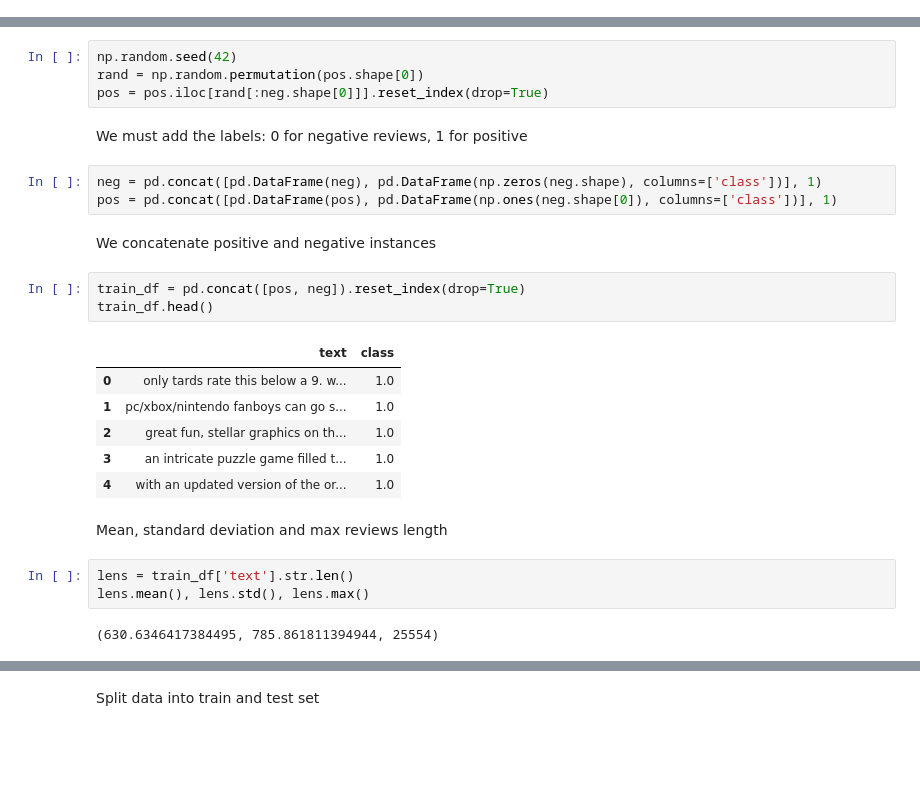
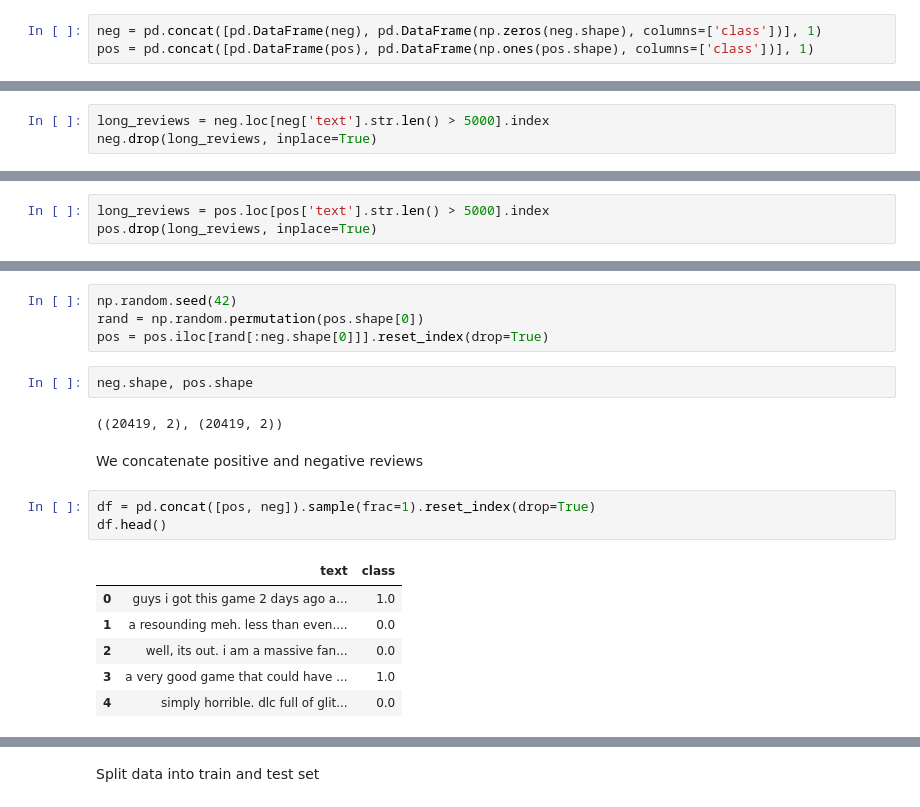
Before and after one commit to martinpella/metacritic, a Jupyter notebook: sentiment.ipynb, the cells around one changed output, grey strips where cells are left out. Saved outputs shown, nothing was run; the diff lists cells and outputs as text; blank space fills up the shorter version.

```diff
--- a/sentiment.ipynb
+++ b/sentiment.ipynb
@@ -94,0 +97,3 @@ i do not recommend it. and the people who give it a score of 10, are activision
+# %%
+neg = pd.concat([pd.DataFrame(neg), pd.DataFrame(np.zeros(neg.shape), columns=['class'])], 1)
+pos = pd.concat([pd.DataFrame(pos), pd.DataFrame(np.ones(pos.shape), columns=['class'])], 1)
@@ -94,0 +113,3 @@ i do not recommend it. and the people who give it a score of 10, are activision
+# %%
+long_reviews = neg.loc[neg['text'].str.len() > 5000].index
+neg.drop(long_reviews, inplace=True)
@@ -95,30 +127,25 @@ i do not recommend it. and the people who give it a score of 10, are activision
+# %%
+long_reviews = pos.loc[pos['text'].str.len() > 5000].index
+pos.drop(long_reviews, inplace=True)
 # %% [markdown]
 Is desirable to have a balanced dataset (similar quantity of positive and negative instances). So we will pick a random subset of the positive instances.
 # %%
 np.random.seed(42)
 rand = np.random.permutation(pos.shape[0])
 pos = pos.iloc[rand[:neg.shape[0]]].reset_index(drop=True)
-# %% [markdown]
-We must add the labels: 0 for negative reviews, 1 for positive
-# %%
-neg = pd.concat([pd.DataFrame(neg), pd.DataFrame(np.zeros(neg.shape), columns=['class'])], 1)
-pos = pd.concat([pd.DataFrame(pos), pd.DataFrame(np.ones(neg.shape[0]), columns=['class'])], 1)
+# %%
+neg.shape, pos.shape
+# %% [output]
+((20419, 2), (20419, 2))
 # %% [markdown]
-We concatenate positive and negative instances
+We concatenate positive and negative reviews
 # %%
-train_df = pd.concat([pos, neg]).reset_index(drop=True)
-train_df.head()
+df = pd.concat([pos, neg]).sample(frac=1).reset_index(drop=True)
+df.head()
 # %% [output]
 |  | text | class |
-| 0 | only tards rate this below a 9. w... | 1.0 |
-| 1 | pc/xbox/nintendo fanboys can go s... | 1.0 |
-| 2 | great fun, stellar graphics on th... | 1.0 |
-| 3 | an intricate puzzle game filled t... | 1.0 |
-| 4 | with an updated version of the or... | 1.0 |
+| 0 | guys i got this game 2 days ago a... | 1.0 |
+| 1 | a resounding meh. less than even.... | 0.0 |
+| 2 | well, its out. i am a massive fan... | 0.0 |
+| 3 | a very good game that could have ... | 1.0 |
+| 4 | simply horrible. dlc full of glit... | 0.0 |
-# %% [markdown]
-Mean, standard deviation and max reviews length
-# %%
-lens = train_df['text'].str.len()
-lens.mean(), lens.std(), lens.max()
-# %% [output]
-(630.6346417384495, 785.861811394944, 25554)
```
Also changed, not shown: parts of 73 cells of this notebook, 2 other files.
